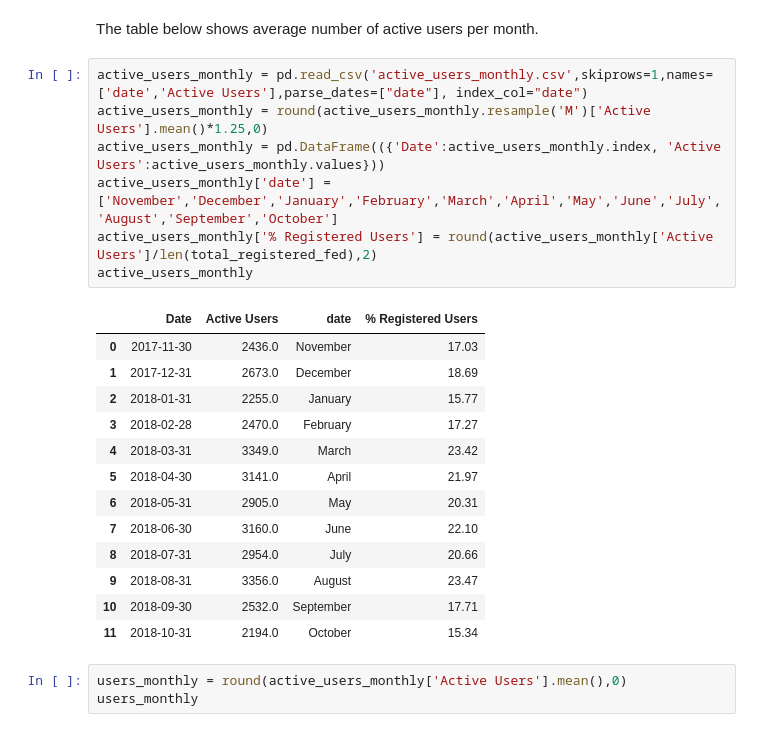
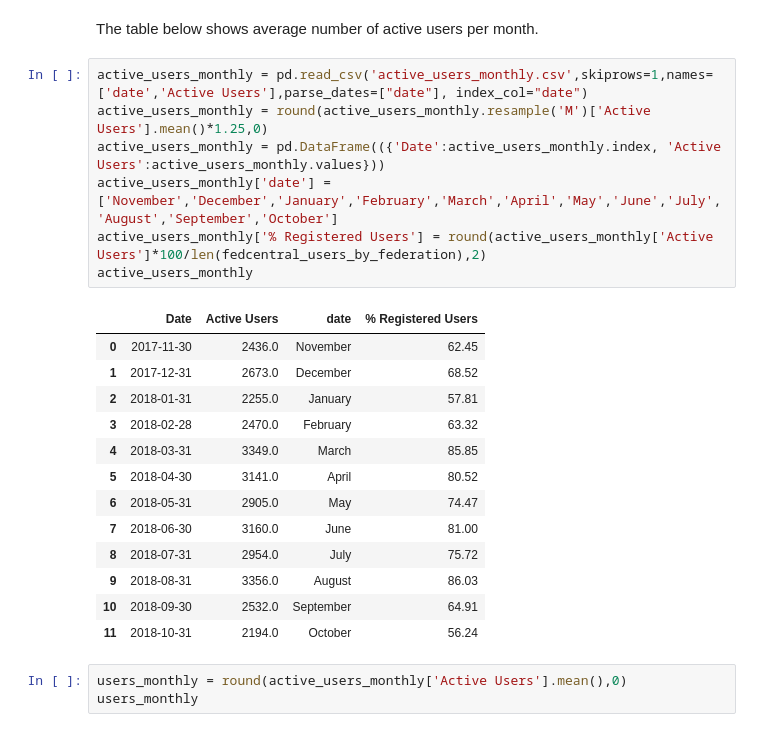
Before and after one commit to olga0503/DATA602hw1, a Jupyter notebook: FedCentral Analytics .ipynb, the cells around one changed output. Drawn from its saved outputs; the diff is of its cells as text.

```diff
--- a/FedCentral Analytics .ipynb
+++ b/FedCentral Analytics .ipynb
@@ -139,24 +143,24 @@ The table below shows average number of active users per month.
 # %%
 active_users_monthly = pd.read_csv('active_users_monthly.csv',skiprows=1,names=['date','Active Users'],parse_dates=["date"], index_col="date")
 active_users_monthly = round(active_users_monthly.resample('M')['Active Users'].mean()*1.25,0)
 active_users_monthly = pd.DataFrame(({'Date':active_users_monthly.index, 'Active Users':active_users_monthly.values}))
 active_users_monthly['date'] = ['November','December','January','February','March','April','May','June','July','August','September','October']
-active_users_monthly['% Registered Users'] = round(active_users_monthly['Active Users']/len(total_registered_fed),2)
+active_users_monthly['% Registered Users'] = round(active_users_monthly['Active Users']*100/len(fedcentral_users_by_federation),2)
 active_users_monthly
 # %% [output]
 |  | Date | Active Users | date | % Registered Users |
-| 0 | 2017-11-30 | 2436.0 | November | 17.03 |
-| 1 | 2017-12-31 | 2673.0 | December | 18.69 |
-| 2 | 2018-01-31 | 2255.0 | January | 15.77 |
-| 3 | 2018-02-28 | 2470.0 | February | 17.27 |
-| 4 | 2018-03-31 | 3349.0 | March | 23.42 |
-| 5 | 2018-04-30 | 3141.0 | April | 21.97 |
-| 6 | 2018-05-31 | 2905.0 | May | 20.31 |
-| 7 | 2018-06-30 | 3160.0 | June | 22.10 |
-| 8 | 2018-07-31 | 2954.0 | July | 20.66 |
-| 9 | 2018-08-31 | 3356.0 | August | 23.47 |
-| 10 | 2018-09-30 | 2532.0 | September | 17.71 |
-| 11 | 2018-10-31 | 2194.0 | October | 15.34 |
+| 0 | 2017-11-30 | 2436.0 | November | 62.45 |
+| 1 | 2017-12-31 | 2673.0 | December | 68.52 |
+| 2 | 2018-01-31 | 2255.0 | January | 57.81 |
+| 3 | 2018-02-28 | 2470.0 | February | 63.32 |
+| 4 | 2018-03-31 | 3349.0 | March | 85.85 |
+| 5 | 2018-04-30 | 3141.0 | April | 80.52 |
+| 6 | 2018-05-31 | 2905.0 | May | 74.47 |
+| 7 | 2018-06-30 | 3160.0 | June | 81.00 |
+| 8 | 2018-07-31 | 2954.0 | July | 75.72 |
+| 9 | 2018-08-31 | 3356.0 | August | 86.03 |
+| 10 | 2018-09-30 | 2532.0 | September | 64.91 |
+| 11 | 2018-10-31 | 2194.0 | October | 56.24 |
 # %%
 users_monthly = round(active_users_monthly['Active Users'].mean(),0)
 users_monthly
```
Also changed, not shown: parts of 16 cells of this notebook.
